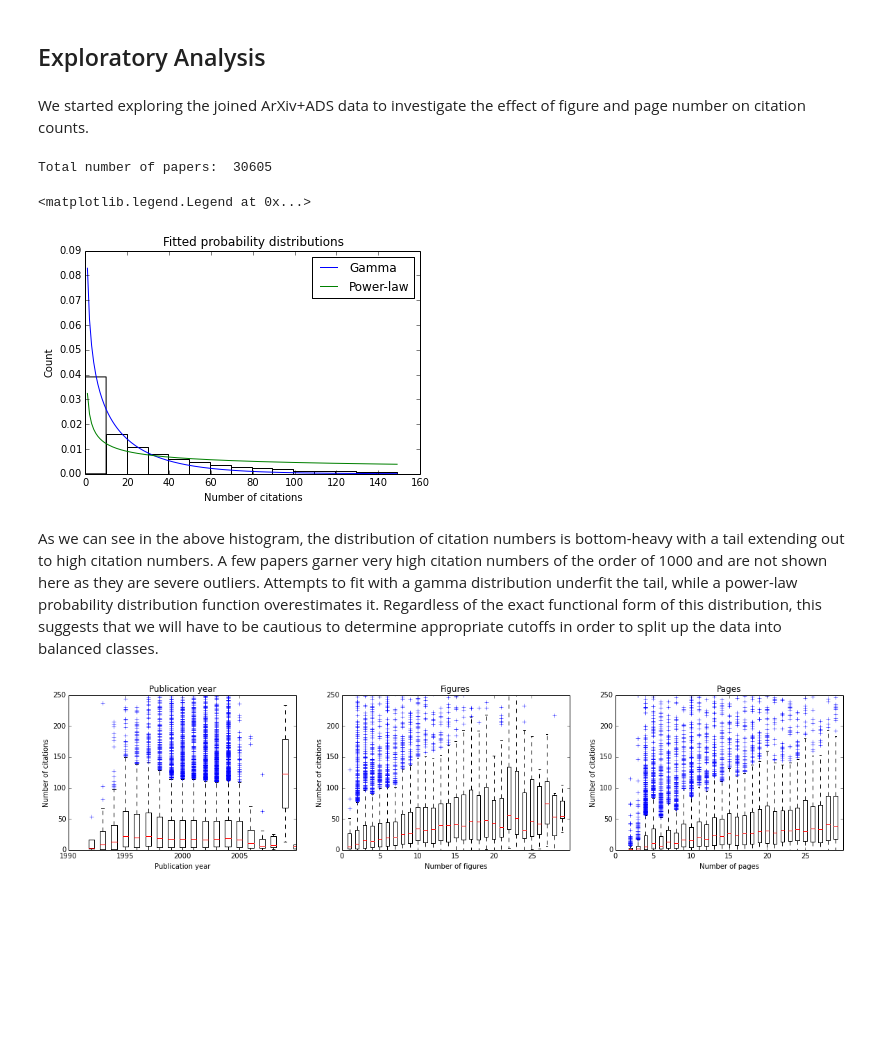
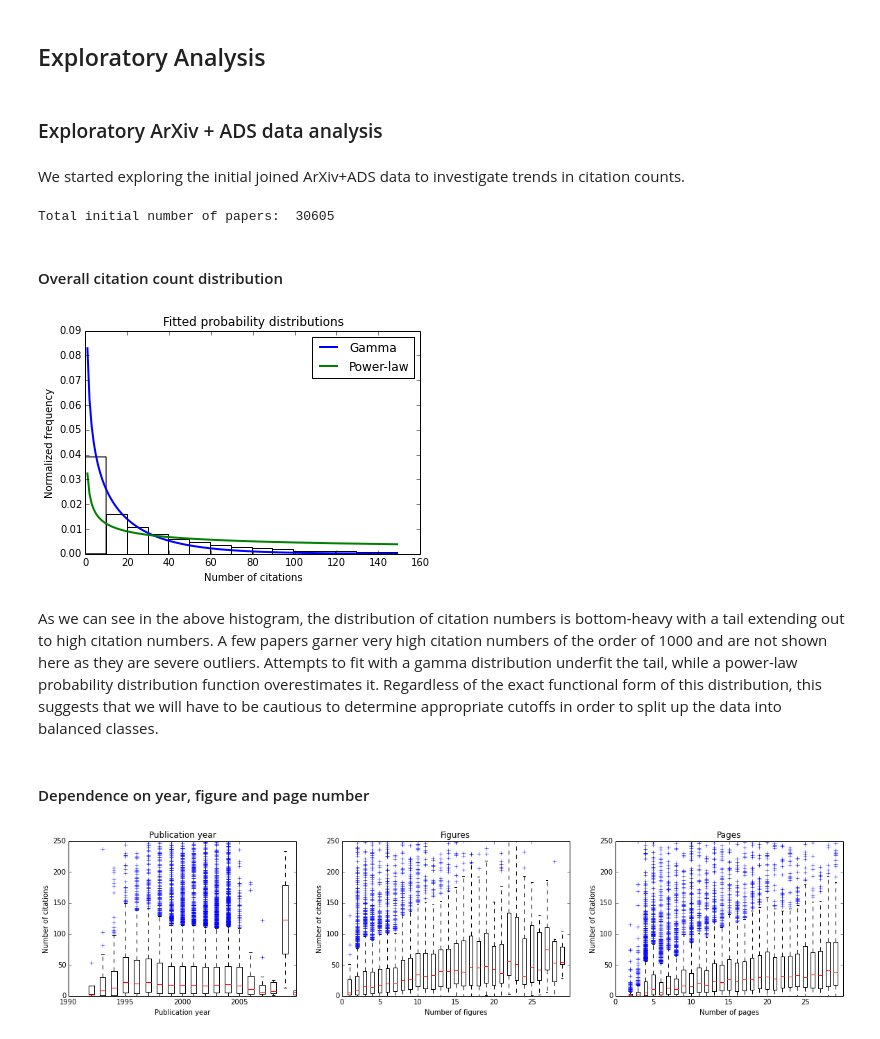
Before and after one commit to ahuja0007/team_citation, a Jupyter notebook: process_book.ipynb, the cells around one changed output. Drawn from its saved outputs; the diff is of its cells as text; code cells hidden in the pictures; blank space fills up the shorter version.

```diff
--- a/process_book.ipynb
+++ b/process_book.ipynb
@@ -81,31 +98,37 @@ We note that in this Map Reduce job, papers by large collaborations (more than 5
 # %% [markdown]
 ## Exploratory Analysis
+# %% [markdown]
+### Exploratory ArXiv + ADS data analysis
 # %% [markdown]
-We started exploring the joined ArXiv+ADS data to investigate the effect of figure and page number on citation counts.
+We started exploring the initial joined ArXiv+ADS data to investigate trends in citation counts.
+# %%
+# Load in joined ArXiv+ADS data
+df = pd.read_csv('astro-phstart0max50000.csv')
+print 'Total initial number of papers: ', len(df.index)
+# %% [output]
+Total initial number of papers:  30605
+# %% [markdown]
+#### Overall citation count distribution
 # %%
-# Load in joined ArXiv+ADS data
-df = pd.read_csv('astro-phstart0max50000.csv')
-print 'Total number of papers: ', len(df.index)
-
 # Look at overall citation count distribution
 cutoff = 150
 cit_xarr = np.arange(0,cutoff)
 data = np.array(df.Citation_count[df.Citation_count < cutoff])
 shape, loc, scale = stats.gamma.fit(data)
 shape_pl, loc_pl, scale_pl = stats.powerlaw.fit(data)
 
 plt.clf()
 plt.hist(data, bins = 15, normed=True, color='w')
-l1, = plt.plot(cit_xarr,stats.gamma.pdf(cit_xarr, shape, scale=scale), '-b')
-l2, = plt.plot(cit_xarr, stats.powerlaw.pdf(cit_xarr, shape_pl, scale=scale_pl), '-g')
+l1, = plt.plot(cit_xarr,stats.gamma.pdf(cit_xarr, shape, scale=scale), '-b', linewidth=2.0)
+l2, = plt.plot(cit_xarr, stats.powerlaw.pdf(cit_xarr, shape_pl, scale=scale_pl), '-g', linewidth=2.0)
 plt.xlabel("Number of citations")
-plt.ylabel("Count")
+plt.ylabel("Normalized frequency")
 plt.title("Fitted probability distributions")
-plt.legend((l1, l2), ('Gamma', 'Power-law'), loc='upper right')
+plt.legend((l1, l2), ('Gamma', 'Power-law'), loc='upper right');
 # %% [output]
-Total number of papers:  30605
-<matplotlib.legend.Legend at 0x...>
-[figure, old version]
+[figure, new version]
 # %% [markdown]
 As we can see in the above histogram, the distribution of citation numbers is bottom-heavy with a tail extending out to high citation numbers. A few papers garner very high citation numbers of the order of 1000 and are not shown here as they are severe outliers. Attempts to fit with a gamma distribution underfit the tail, while a power-law probability distribution function overestimates it. Regardless of the exact functional form of this distribution, this suggests that we will have to be cautious to determine appropriate cutoffs in order to split up the data into balanced classes.
+# %% [markdown]
+#### Dependence on year, figure and page number
 # %%
```
Also changed, not shown: parts of 51 cells of this notebook.
